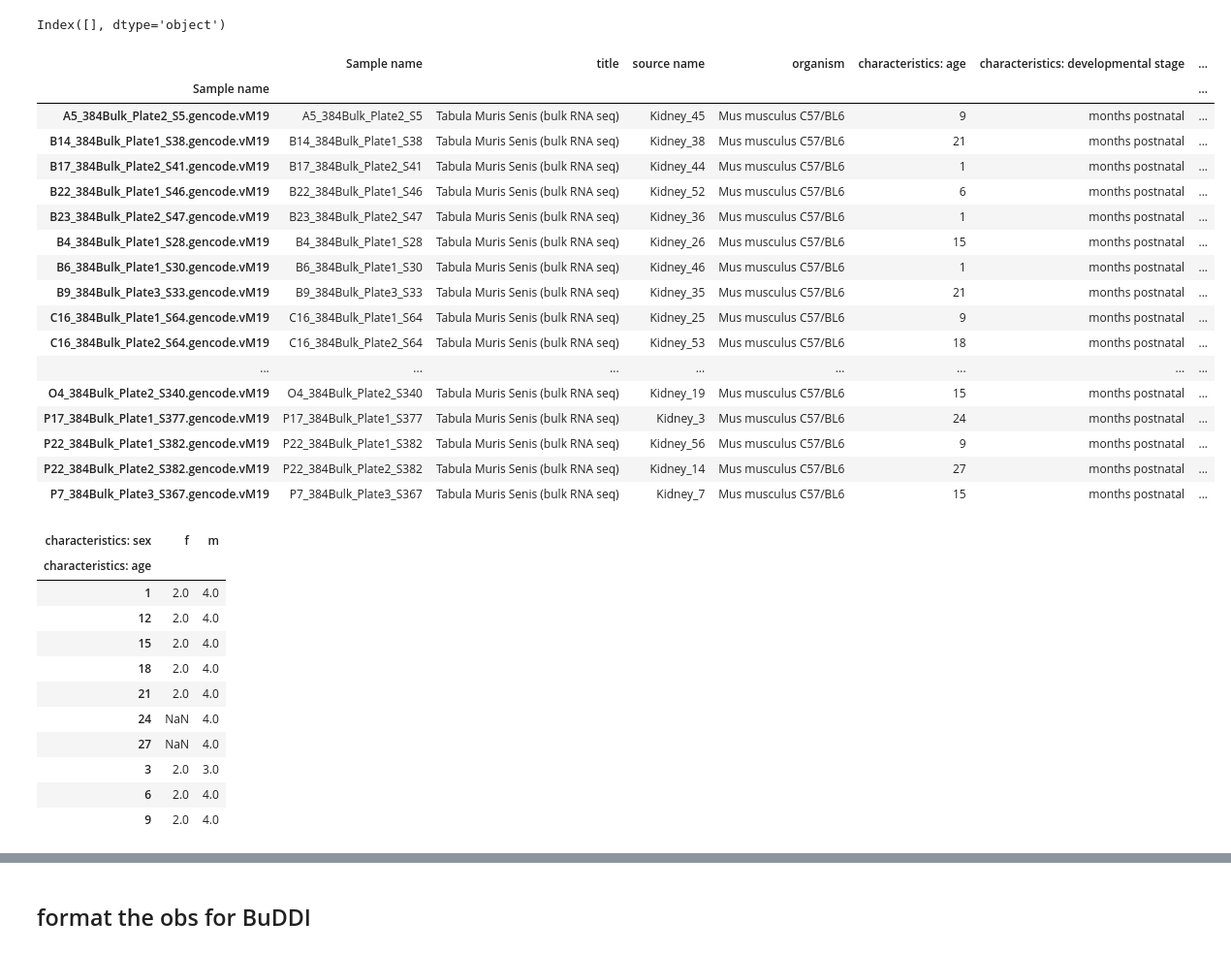
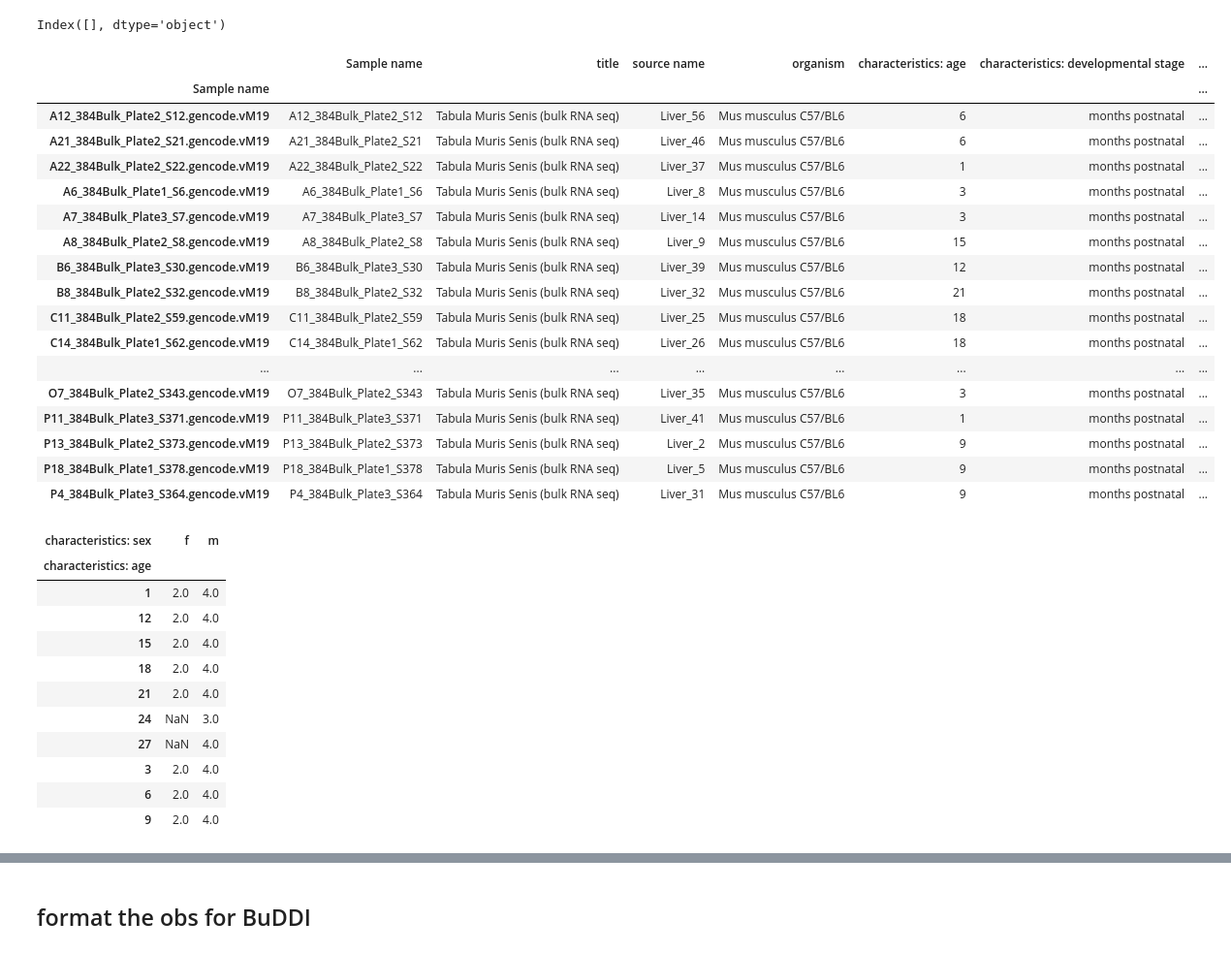
Before and after one commit to greenelab/sc_bulk_ood, a Jupyter notebook: sc_preprocessing/0_qc_notebooks/scanpy_analysis_kidney_bulk.ipynb, the cells around one changed output, grey strips where cells are left out. Shown at 97% size. Drawn from its saved outputs; the diff is of its cells as text; code cells hidden in the pictures.

```diff
--- a/sc_preprocessing/0_qc_notebooks/scanpy_analysis_kidney_bulk.ipynb
+++ b/sc_preprocessing/0_qc_notebooks/scanpy_analysis_kidney_bulk.ipynb
@@ -59,30 +59,31 @@ Index([], dtype='object')
 # %%
 # format the tissue
 adata.obs["tissue"] = [x.split("_")[0] for x in adata.obs["source name"]]
 
 # subset to kidney
-adata = adata[np.where(adata.obs["tissue"] == "Kidney")]
+#adata = adata[np.where(adata.obs["tissue"] == "Kidney")]
+adata = adata[np.where(adata.obs["tissue"] == "Liver")]
 
 adata.obs
 # %% [output]
 |  | Sample name | title | source name | organism | characteristics: age | characteristics: developmental stage | ... |
 | Sample name |  |  |  |  |  |  | ... |
-| A5_384Bulk_Plate2_S5.gencode.vM19 | A5_384Bulk_Plate2_S5 | Tabula Muris Senis (bulk RNA seq) | Kidney_45 | Mus musculus C57/BL6 | 9 | months postnatal | ... |
-| B14_384Bulk_Plate1_S38.gencode.vM19 | B14_384Bulk_Plate1_S38 | Tabula Muris Senis (bulk RNA seq) | Kidney_38 | Mus musculus C57/BL6 | 21 | months postnatal | ... |
-| B17_384Bulk_Plate2_S41.gencode.vM19 | B17_384Bulk_Plate2_S41 | Tabula Muris Senis (bulk RNA seq) | Kidney_44 | Mus musculus C57/BL6 | 1 | months postnatal | ... |
-| B22_384Bulk_Plate1_S46.gencode.vM19 | B22_384Bulk_Plate1_S46 | Tabula Muris Senis (bulk RNA seq) | Kidney_52 | Mus musculus C57/BL6 | 6 | months postnatal | ... |
-| B23_384Bulk_Plate2_S47.gencode.vM19 | B23_384Bulk_Plate2_S47 | Tabula Muris Senis (bulk RNA seq) | Kidney_36 | Mus musculus C57/BL6 | 1 | months postnatal | ... |
-| B4_384Bulk_Plate1_S28.gencode.vM19 | B4_384Bulk_Plate1_S28 | Tabula Muris Senis (bulk RNA seq) | Kidney_26 | Mus musculus C57/BL6 | 15 | months postnatal | ... |
-| B6_384Bulk_Plate1_S30.gencode.vM19 | B6_384Bulk_Plate1_S30 | Tabula Muris Senis (bulk RNA seq) | Kidney_46 | Mus musculus C57/BL6 | 1 | months postnatal | ... |
-| B9_384Bulk_Plate3_S33.gencode.vM19 | B9_384Bulk_Plate3_S33 | Tabula Muris Senis (bulk RNA seq) | Kidney_35 | Mus musculus C57/BL6 | 21 | months postnatal | ... |
-| C16_384Bulk_Plate1_S64.gencode.vM19 | C16_384Bulk_Plate1_S64 | Tabula Muris Senis (bulk RNA seq) | Kidney_25 | Mus musculus C57/BL6 | 9 | months postnatal | ... |
-| C16_384Bulk_Plate2_S64.gencode.vM19 | C16_384Bulk_Plate2_S64 | Tabula Muris Senis (bulk RNA seq) | Kidney_53 | Mus musculus C57/BL6 | 18 | months postnatal | ... |
+| A12_384Bulk_Plate2_S12.gencode.vM19 | A12_384Bulk_Plate2_S12 | Tabula Muris Senis (bulk RNA seq) | Liver_56 | Mus musculus C57/BL6 | 6 | months postnatal | ... |
+| A21_384Bulk_Plate2_S21.gencode.vM19 | A21_384Bulk_Plate2_S21 | Tabula Muris Senis (bulk RNA seq) | Liver_46 | Mus musculus C57/BL6 | 6 | months postnatal | ... |
+| A22_384Bulk_Plate2_S22.gencode.vM19 | A22_384Bulk_Plate2_S22 | Tabula Muris Senis (bulk RNA seq) | Liver_37 | Mus musculus C57/BL6 | 1 | months postnatal | ... |
+| A6_384Bulk_Plate1_S6.gencode.vM19 | A6_384Bulk_Plate1_S6 | Tabula Muris Senis (bulk RNA seq) | Liver_8 | Mus musculus C57/BL6 | 3 | months postnatal | ... |
+| A7_384Bulk_Plate3_S7.gencode.vM19 | A7_384Bulk_Plate3_S7 | Tabula Muris Senis (bulk RNA seq) | Liver_14 | Mus musculus C57/BL6 | 3 | months postnatal | ... |
+| A8_384Bulk_Plate2_S8.gencode.vM19 | A8_384Bulk_Plate2_S8 | Tabula Muris Senis (bulk RNA seq) | Liver_9 | Mus musculus C57/BL6 | 15 | months postnatal | ... |
+| B6_384Bulk_Plate3_S30.gencode.vM19 | B6_384Bulk_Plate3_S30 | Tabula Muris Senis (bulk RNA seq) | Liver_39 | Mus musculus C57/BL6 | 12 | months postnatal | ... |
+| B8_384Bulk_Plate2_S32.gencode.vM19 | B8_384Bulk_Plate2_S32 | Tabula Muris Senis (bulk RNA seq) | Liver_32 | Mus musculus C57/BL6 | 21 | months postnatal | ... |
+| C11_384Bulk_Plate2_S59.gencode.vM19 | C11_384Bulk_Plate2_S59 | Tabula Muris Senis (bulk RNA seq) | Liver_25 | Mus musculus C57/BL6 | 18 | months postnatal | ... |
+| C14_384Bulk_Plate1_S62.gencode.vM19 | C14_384Bulk_Plate1_S62 | Tabula Muris Senis (bulk RNA seq) | Liver_26 | Mus musculus C57/BL6 | 18 | months postnatal | ... |
 | ... | ... | ... | ... | ... | ... | ... | ... |
-| O4_384Bulk_Plate2_S340.gencode.vM19 | O4_384Bulk_Plate2_S340 | Tabula Muris Senis (bulk RNA seq) | Kidney_19 | Mus musculus C57/BL6 | 15 | months postnatal | ... |
-| P17_384Bulk_Plate1_S377.gencode.vM19 | P17_384Bulk_Plate1_S377 | Tabula Muris Senis (bulk RNA seq) | Kidney_3 | Mus musculus C57/BL6 | 24 | months postnatal | ... |
-| P22_384Bulk_Plate1_S382.gencode.vM19 | P22_384Bulk_Plate1_S382 | Tabula Muris Senis (bulk RNA seq) | Kidney_56 | Mus musculus C57/BL6 | 9 | months postnatal | ... |
-| P22_384Bulk_Plate2_S382.gencode.vM19 | P22_384Bulk_Plate2_S382 | Tabula Muris Senis (bulk RNA seq) | Kidney_14 | Mus musculus C57/BL6 | 27 | months postnatal | ... |
-| P7_384Bulk_Plate3_S367.gencode.vM19 | P7_384Bulk_Plate3_S367 | Tabula Muris Senis (bulk RNA seq) | Kidney_7 | Mus musculus C57/BL6 | 15 | months postnatal | ... |
+| O7_384Bulk_Plate2_S343.gencode.vM19 | O7_384Bulk_Plate2_S343 | Tabula Muris Senis (bulk RNA seq) | Liver_35 | Mus musculus C57/BL6 | 3 | months postnatal | ... |
+| P11_384Bulk_Plate3_S371.gencode.vM19 | P11_384Bulk_Plate3_S371 | Tabula Muris Senis (bulk RNA seq) | Liver_41 | Mus musculus C57/BL6 | 1 | months postnatal | ... |
+| P13_384Bulk_Plate2_S373.gencode.vM19 | P13_384Bulk_Plate2_S373 | Tabula Muris Senis (bulk RNA seq) | Liver_2 | Mus musculus C57/BL6 | 9 | months postnatal | ... |
+| P18_384Bulk_Plate1_S378.gencode.vM19 | P18_384Bulk_Plate1_S378 | Tabula Muris Senis (bulk RNA seq) | Liver_5 | Mus musculus C57/BL6 | 9 | months postnatal | ... |
+| P4_384Bulk_Plate3_S364.gencode.vM19 | P4_384Bulk_Plate3_S364 | Tabula Muris Senis (bulk RNA seq) | Liver_31 | Mus musculus C57/BL6 | 9 | months postnatal | ... |
 # %%
 # how many of each mouse
 tab = adata.obs.groupby(['characteristics: age', 'characteristics: sex']).size()
@@ -96,8 +97,8 @@ tab.unstack()
 | 15 | 2.0 | 4.0 |
 | 18 | 2.0 | 4.0 |
 | 21 | 2.0 | 4.0 |
-| 24 | NaN | 4.0 |
+| 24 | NaN | 3.0 |
 | 27 | NaN | 4.0 |
-| 3 | 2.0 | 3.0 |
+| 3 | 2.0 | 4.0 |
 | 6 | 2.0 | 4.0 |
 | 9 | 2.0 | 4.0 |
```
Also changed, not shown: parts of 15 cells of this notebook, 8 other files.
